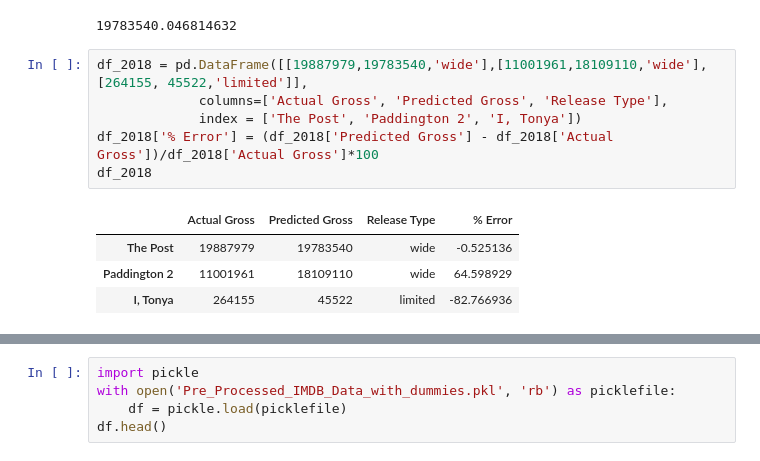
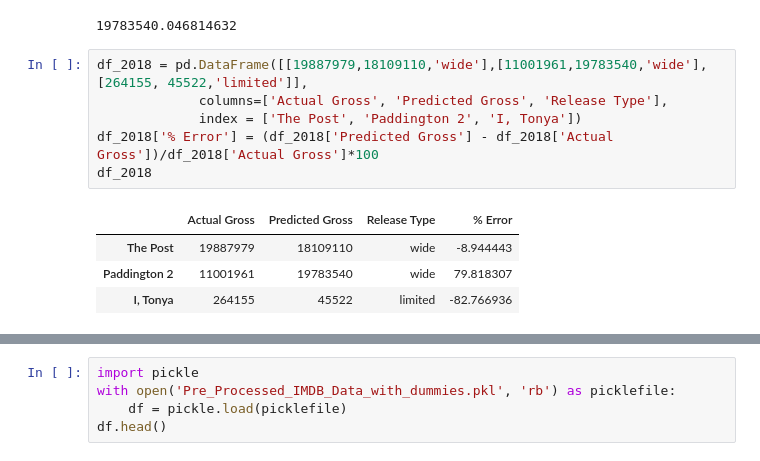
Before and after one commit to cmgiler/Movie-Hype-Predictor, a Jupyter notebook: 03_Model Building.ipynb, the cells around one changed output, grey strips where cells are left out. Saved outputs shown, nothing was run; the diff lists cells and outputs as text.

```diff
--- a/03_Model Building.ipynb
+++ b/03_Model Building.ipynb
@@ -857,15 +856,15 @@ np.exp(y_predicted[1][0])
 # %% [output]
 19783540.046814632
 # %%
-df_2018 = pd.DataFrame([[19887979,19783540,'wide'],[11001961,18109110,'wide'], [264155, 45522,'limited']],
+df_2018 = pd.DataFrame([[19887979,18109110,'wide'],[11001961,19783540,'wide'], [264155, 45522,'limited']],
              columns=['Actual Gross', 'Predicted Gross', 'Release Type'],
              index = ['The Post', 'Paddington 2', 'I, Tonya'])
 df_2018['% Error'] = (df_2018['Predicted Gross'] - df_2018['Actual Gross'])/df_2018['Actual Gross']*100
 df_2018
 # %% [output]
 |  | Actual Gross | Predicted Gross | Release Type | % Error |
-| The Post | 19887979 | 19783540 | wide | -0.525136 |
-| Paddington 2 | 11001961 | 18109110 | wide | 64.598929 |
+| The Post | 19887979 | 18109110 | wide | -8.944443 |
+| Paddington 2 | 11001961 | 19783540 | wide | 79.818307 |
 | I, Tonya | 264155 | 45522 | limited | -82.766936 |
 # %%
 from sklearn.linear_model import RidgeCV
```
Also changed, not shown: parts of 18 cells of this notebook, 3 other files.
